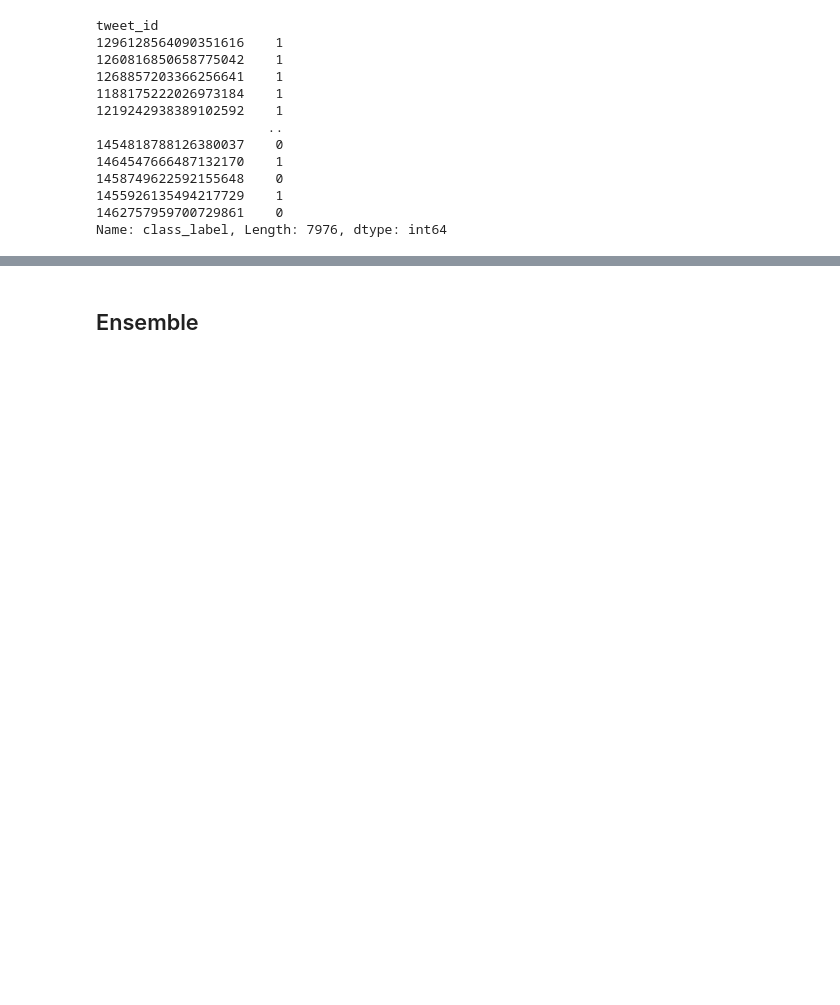
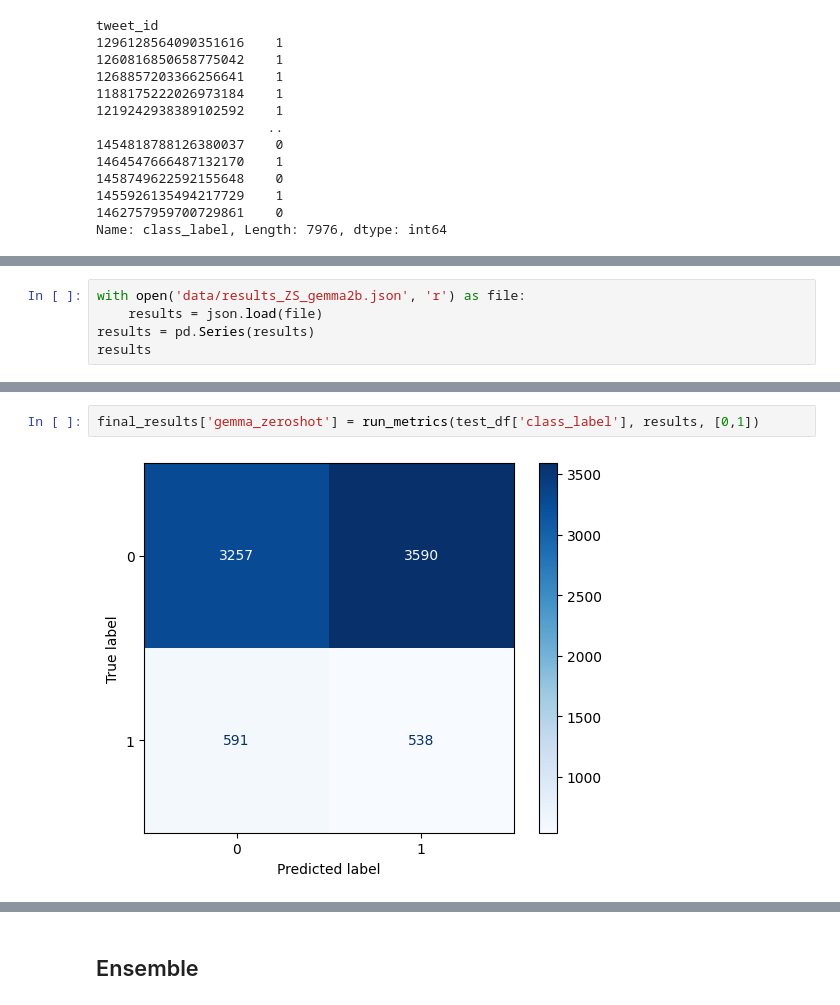
Before and after one commit to galopianciola/check-worthiness-project, a Jupyter notebook: main.ipynb, the cells around one changed output, grey strips where cells are left out. Drawn from its saved outputs; the diff is of its cells as text; blank space fills up the shorter version.

```diff
--- a/main.ipynb
+++ b/main.ipynb
@@ -4638,0 +4561,5 @@ precision|precision_weighted|recall|f1|f1_weighted|accuracy|balanced_accuracy|ma
+# %%
+with open('data/results_ZS_gemma2b.json', 'r') as file:
+    results = json.load(file)
+results = pd.Series(results)
+results
@@ -4638,0 +4579,4 @@ precision|precision_weighted|recall|f1|f1_weighted|accuracy|balanced_accuracy|ma
+# %%
+final_results['gemma_zeroshot'] = run_metrics(test_df['class_label'], results, [0,1])
+# %% [output]
+[figure, added]
```
Also changed, not shown: parts of 60 cells of this notebook, 2 other files.
